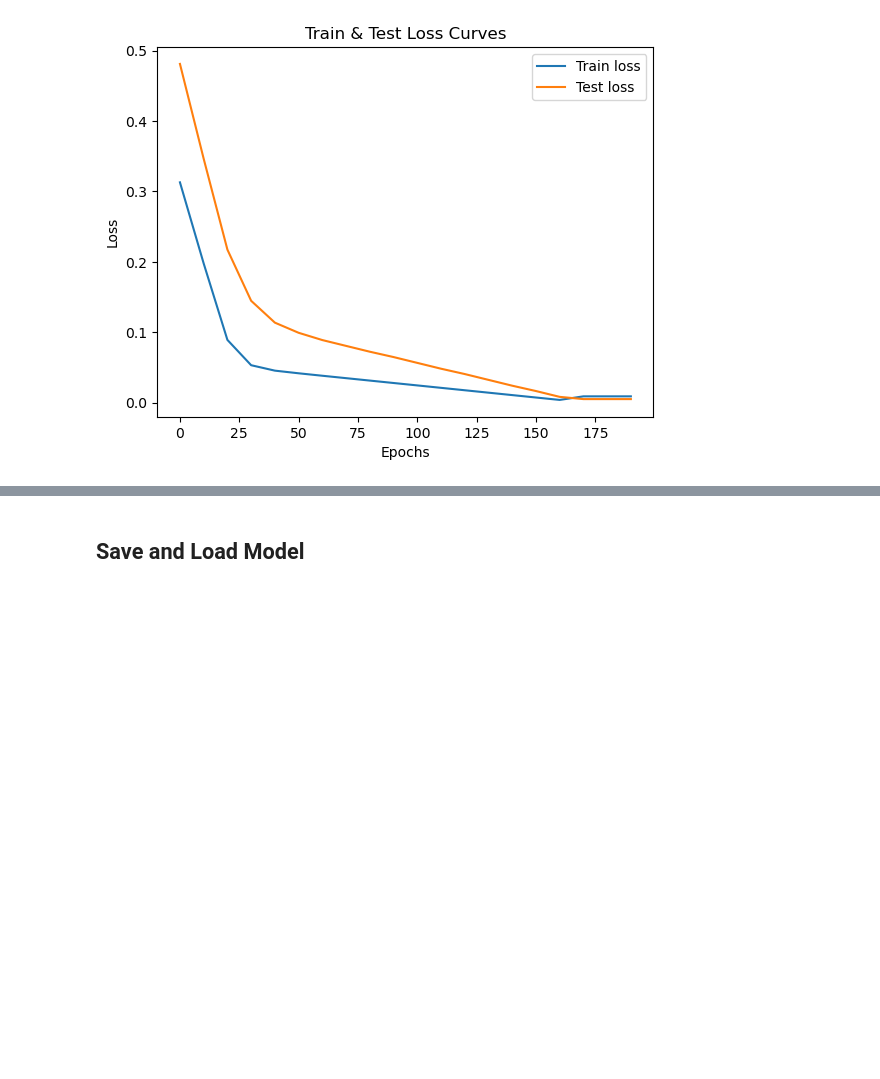
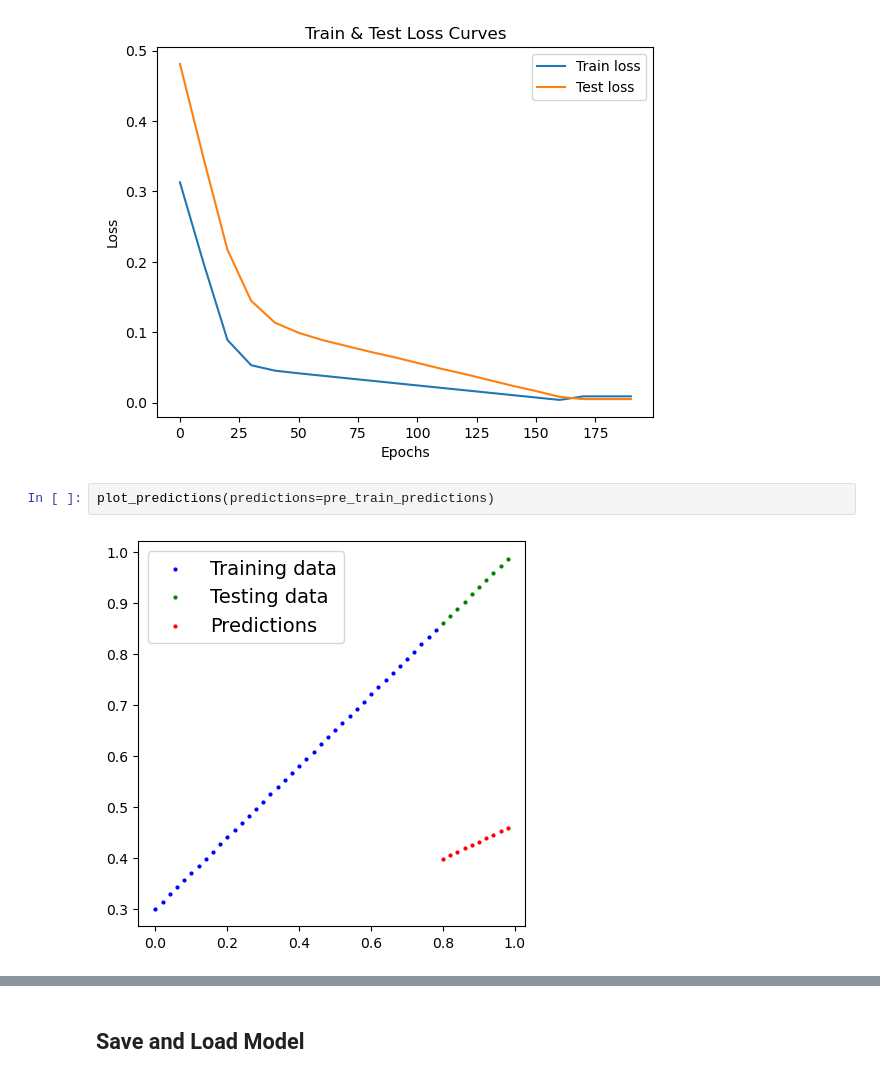
Before and after one commit to Brinkley97/tutorial-coding_languages_and_libraries, a Jupyter notebook: py_torch/workflow-02-tslearn_library.ipynb, the cells around one changed output, grey strips where cells are left out. Drawn from its saved outputs; the diff is of its cells as text; blank space fills up the shorter version.

```diff
--- a/py_torch/workflow-02-tslearn_library.ipynb
+++ b/py_torch/workflow-02-tslearn_library.ipynb
@@ -406,4 +430,8 @@ plt.xlabel("Epochs")
 plt.legend();
 # %% [output]
 [figure]
+# %%
+plot_predictions(predictions=pre_train_predictions)
+# %% [output]
+[figure, added]
 # %%
```
Also changed, not shown: parts of 28 cells of this notebook.
